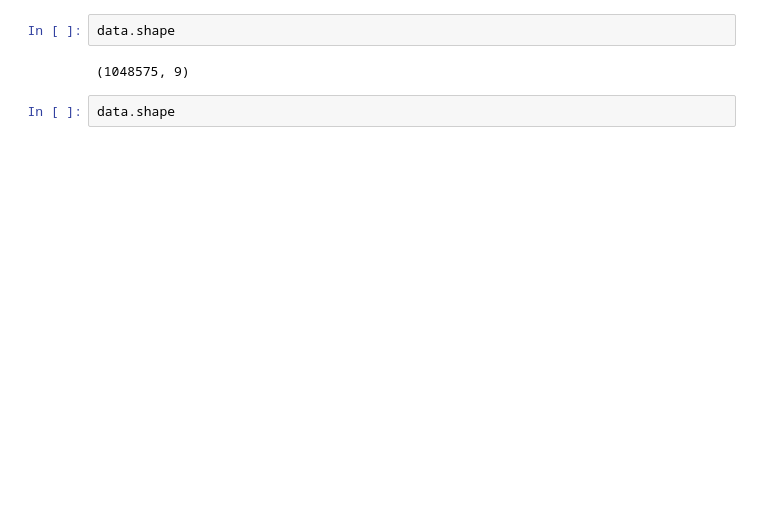
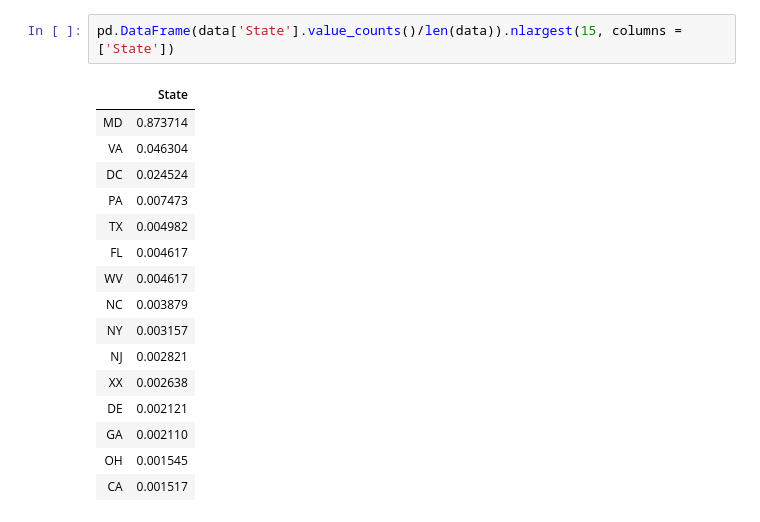
Before and after one commit to Dantarshi/Traffic-Stops, a Jupyter notebook: Traffic Stops.ipynb, the cells around one changed output. Cells and saved outputs as stored; diff of their text form; blank space fills up the shorter version.

```diff
--- a/Traffic Stops.ipynb
+++ b/Traffic Stops.ipynb
@@ -81,6 +211,19 @@ data.head()
-# %%
-data.shape
-# %% [output]
-(1048575, 9)
-# %%
-data.shape
+# %%
+pd.DataFrame(data['State'].value_counts()/len(data)).nlargest(15, columns = ['State'])
+# %% [output]
+|  | State |
+| MD | 0.873714 |
+| VA | 0.046304 |
+| DC | 0.024524 |
+| PA | 0.007473 |
+| TX | 0.004982 |
+| FL | 0.004617 |
+| WV | 0.004617 |
+| NC | 0.003879 |
+| NY | 0.003157 |
+| NJ | 0.002821 |
+| XX | 0.002638 |
+| DE | 0.002121 |
+| GA | 0.002110 |
+| OH | 0.001545 |
+| CA | 0.001517 |
```
Also changed, not shown: parts of 36 cells of this notebook.
